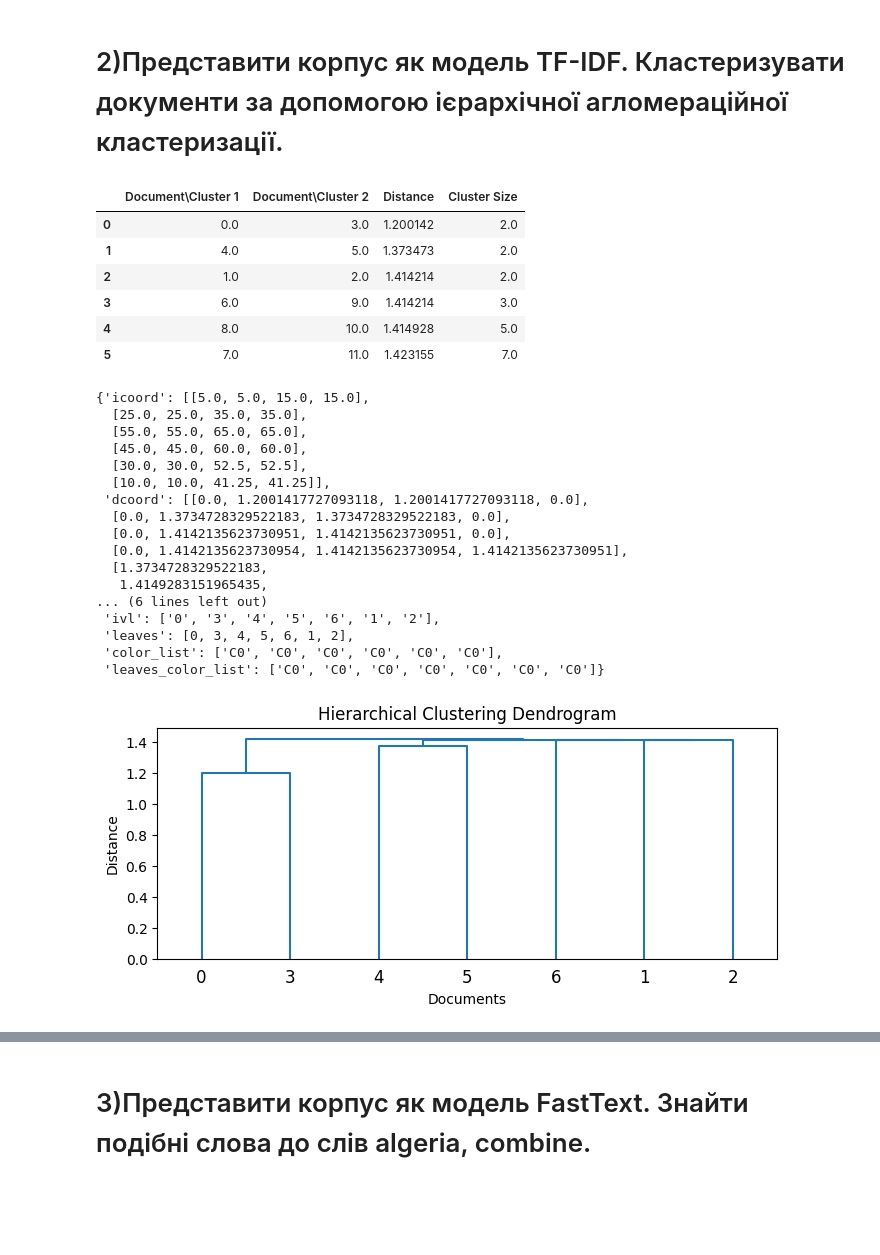
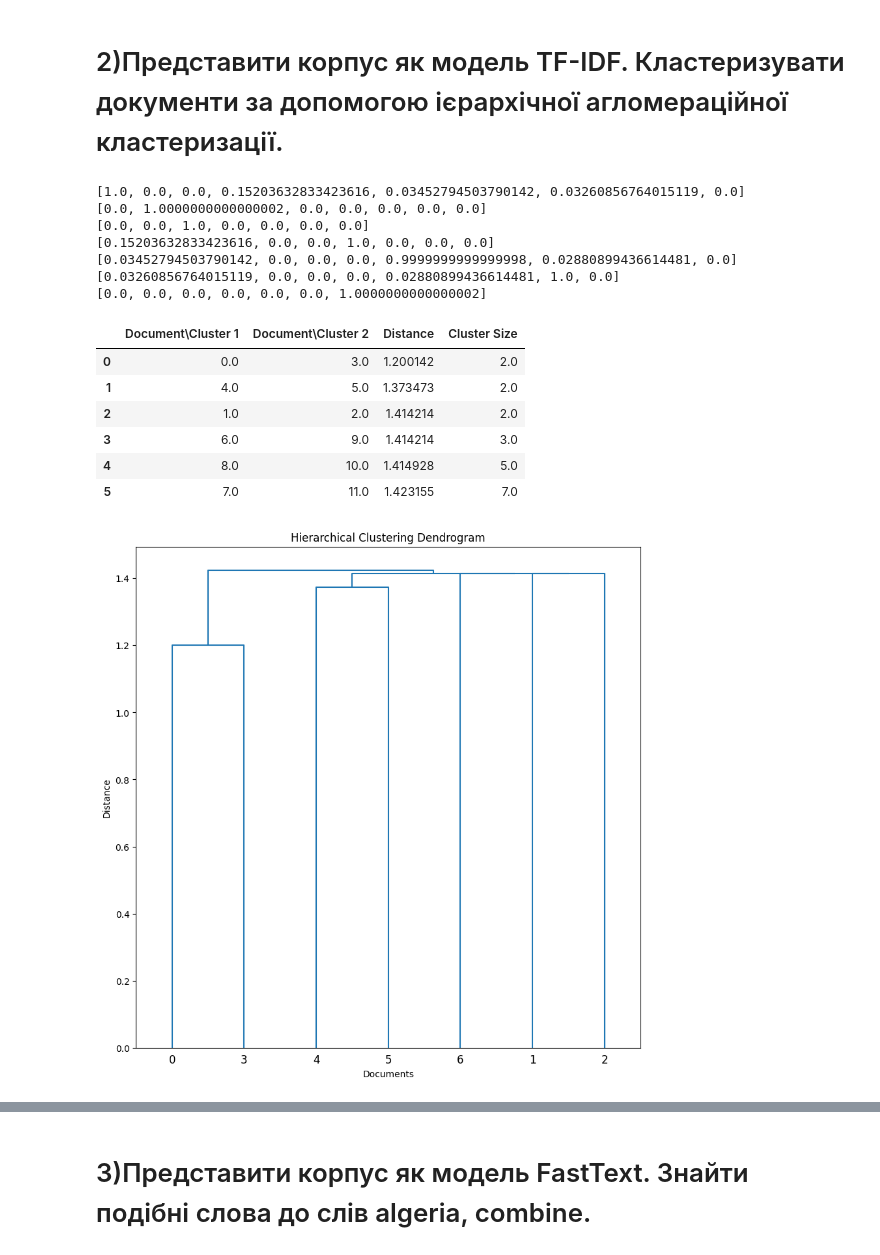
Before and after one commit to slavikDe/python, a Jupyter notebook: text_processing/lab2/lab2.ipynb, the cells around one changed output, grey strips where cells are left out. Saved outputs shown, nothing was run; the diff lists cells and outputs as text; code cells hidden in the pictures; blank space fills up the shorter version.

```diff
--- a/text_processing/lab2/lab2.ipynb
+++ b/text_processing/lab2/lab2.ipynb
@@ -24,7 +24,6 @@ text
 # %%
 import re
 
-text = [re.sub(r'[^\w\s]', '', line) for line in text]
-
+text = [re.sub(r'[^\w\s]', '', line).strip() for line in text]
 print(text)
 # %% [output]
@@ -70,45 +69,35 @@ from scipy.cluster.hierarchy import dendrogram, linkage
 tt = TfidfTransformer(norm='l2', use_idf=True)
 tt_matrix = tt.fit_transform(bv_matrix)
 similarity_matrix = cosine_similarity(tt_matrix)
-links = linkage(similarity_matrix, 'complete',)
-pd.DataFrame(links, columns=['Document\Cluster 1', 'Document\Cluster 2', 'Distance', 'Cluster Size'], dtype='object')
-
-
-# tt_matrix = tt_matrix.toarray()
-# df = pd.DataFrame(np.round(tt_matrix, 2), columns=bv.vocabulary_)
-# df
+for doc in similarity_matrix:
+    print(doc.tolist())
 # %% [output]
-|  | Document\Cluster 1 | Document\Cluster 2 | Distance | Cluster Size |
-| 0 | 0.0 | 3.0 | 1.200142 | 2.0 |
-| 1 | 4.0 | 5.0 | 1.373473 | 2.0 |
-| 2 | 1.0 | 2.0 | 1.414214 | 2.0 |
-| 3 | 6.0 | 9.0 | 1.414214 | 3.0 |
-| 4 | 8.0 | 10.0 | 1.414928 | 5.0 |
-| 5 | 7.0 | 11.0 | 1.423155 | 7.0 |
+[1.0, 0.0, 0.0, 0.15203632833423616, 0.03452794503790142, 0.03260856764015119, 0.0]
+[0.0, 1.0000000000000002, 0.0, 0.0, 0.0, 0.0, 0.0]
+[0.0, 0.0, 1.0, 0.0, 0.0, 0.0, 0.0]
+[0.15203632833423616, 0.0, 0.0, 1.0, 0.0, 0.0, 0.0]
+[0.03452794503790142, 0.0, 0.0, 0.0, 0.9999999999999998, 0.02880899436614481, 0.0]
+[0.03260856764015119, 0.0, 0.0, 0.0, 0.02880899436614481, 1.0, 0.0]
+[0.0, 0.0, 0.0, 0.0, 0.0, 0.0, 1.0000000000000002]
+# %%
+links = linkage(similarity_matrix, 'complete',)
+pd.DataFrame(links, columns=['Document\Cluster 1', 'Document\Cluster 2', 'Distance', 'Cluster Size'], dtype='object')
+# %% [output]
+|  | Document\Cluster 1 | Document\Cluster 2 | Distance | Cluster Size |
+| 0 | 0.0 | 3.0 | 1.200142 | 2.0 |
+| 1 | 4.0 | 5.0 | 1.373473 | 2.0 |
+| 2 | 1.0 | 2.0 | 1.414214 | 2.0 |
+| 3 | 6.0 | 9.0 | 1.414214 | 3.0 |
+| 4 | 8.0 | 10.0 | 1.414928 | 5.0 |
+| 5 | 7.0 | 11.0 | 1.423155 | 7.0 |
 # %%
 import matplotlib.pyplot as plt
 
-plt.figure(figsize=(8,3))
+plt.figure(figsize=(10,10))
 plt.title('Hierarchical Clustering Dendrogram')
 plt.xlabel('Documents')
 plt.ylabel('Distance')
 dendrogram(links)
+plt.show()
 # %% [output]
-{'icoord': [[5.0, 5.0, 15.0, 15.0],
-  [25.0, 25.0, 35.0, 35.0],
-  [55.0, 55.0, 65.0, 65.0],
-  [45.0, 45.0, 60.0, 60.0],
-  [30.0, 30.0, 52.5, 52.5],
-  [10.0, 10.0, 41.25, 41.25]],
- 'dcoord': [[0.0, 1.2001417727093118, 1.2001417727093118, 0.0],
-  [0.0, 1.3734728329522183, 1.3734728329522183, 0.0],
-  [0.0, 1.4142135623730951, 1.4142135623730951, 0.0],
-  [0.0, 1.4142135623730954, 1.4142135623730954, 1.4142135623730951],
-  [1.3734728329522183,
-   1.4149283151965435,
-... (6 lines left out)
- 'ivl': ['0', '3', '4', '5', '6', '1', '2'],
- 'leaves': [0, 3, 4, 5, 6, 1, 2],
- 'color_list': ['C0', 'C0', 'C0', 'C0', 'C0', 'C0'],
- 'leaves_color_list': ['C0', 'C0', 'C0', 'C0', 'C0', 'C0', 'C0']}
-[figure, old version]
+[figure, new version]
```
Also changed, not shown: parts of 6 cells of this notebook, 1 other file.
